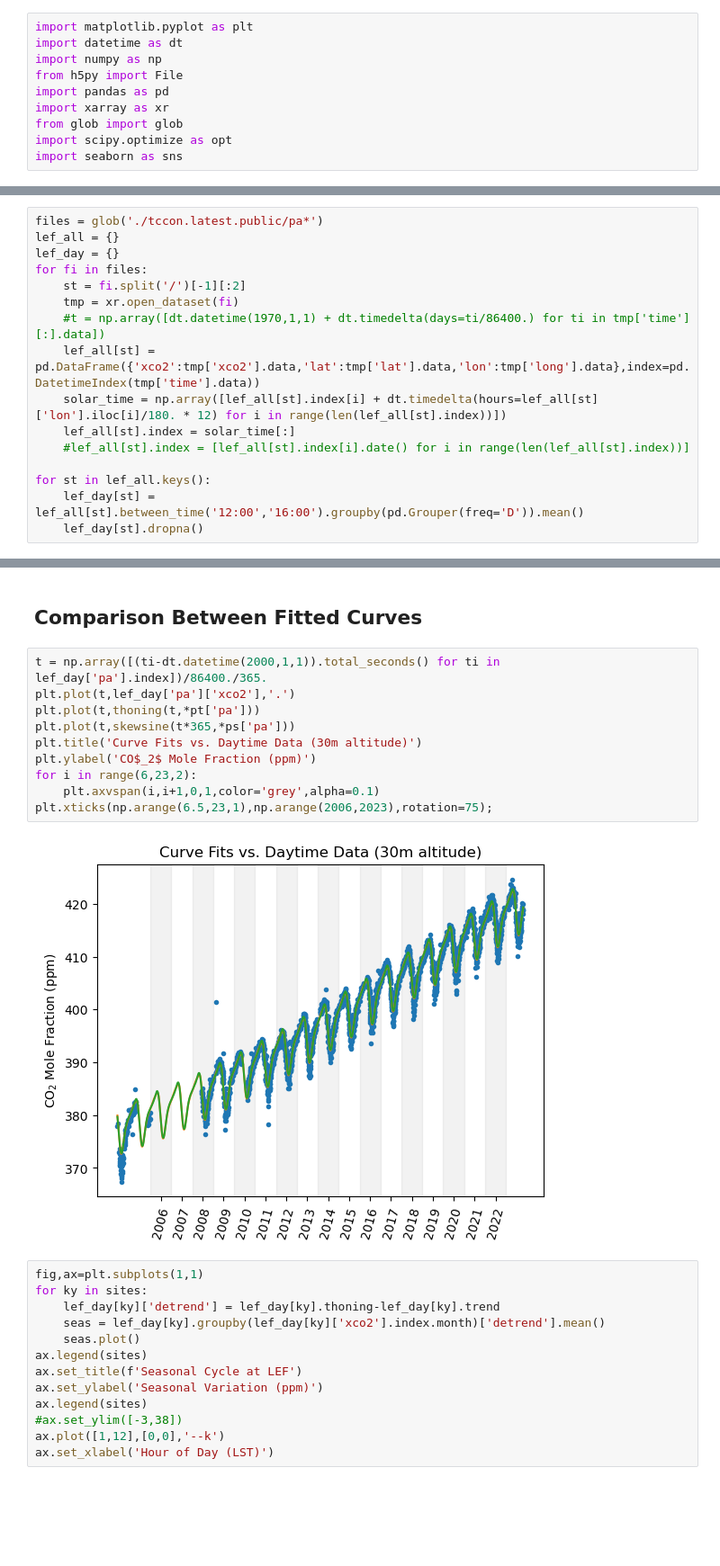
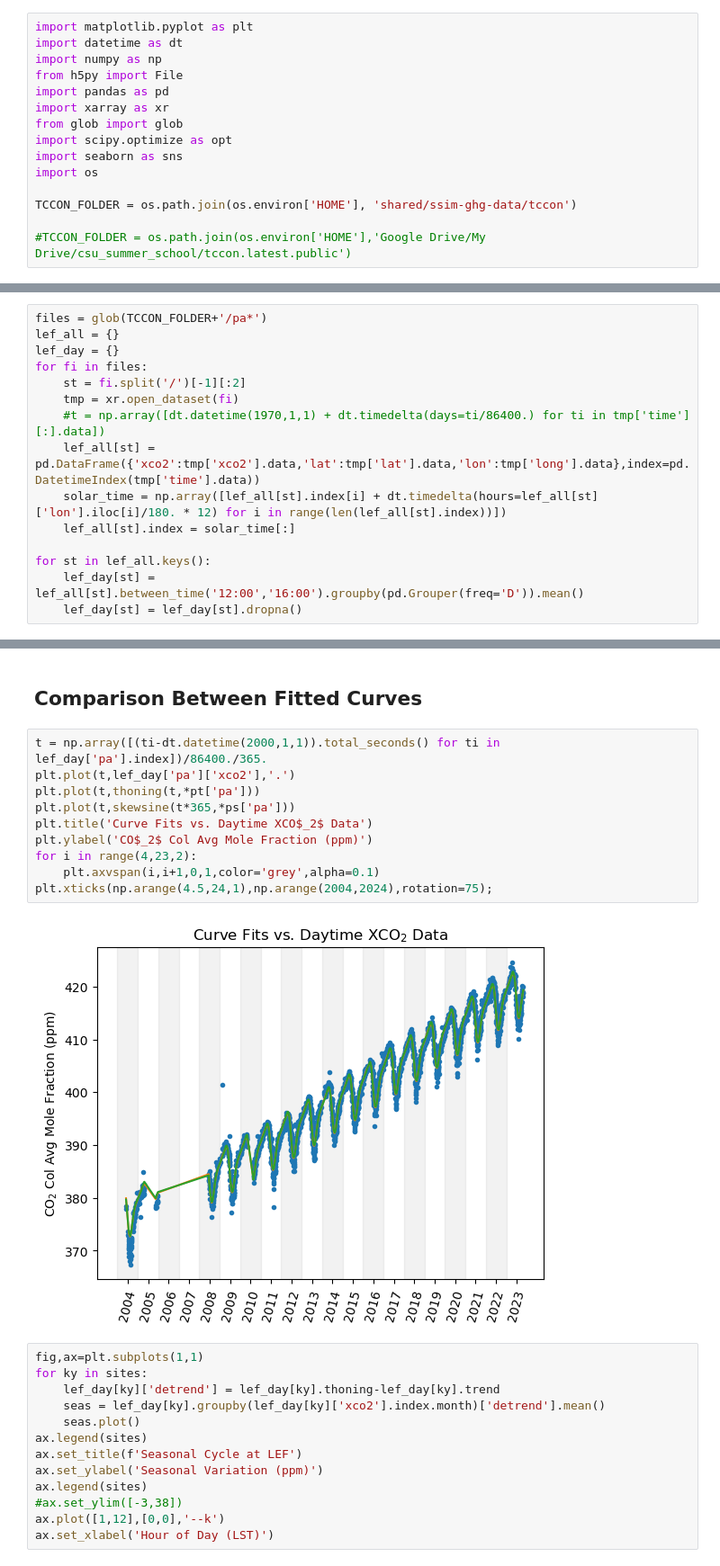
Before and after one commit to AgilentGCMS/ssim-ghg-2024, a Jupyter notebook: observations/lef_tccon.ipynb, the cells around one changed output, grey strips where cells are left out. Shown at 90% size. Saved outputs shown, nothing was run; the diff lists cells and outputs as text; blank space fills up the shorter version.

Commit message:
Minor updates
Updated to address comments - more info on EC data, TCCON title updates.

```diff
--- a/observations/lef_tccon.ipynb
+++ b/observations/lef_tccon.ipynb
@@ -8,11 +8,16 @@ import xarray as xr
 from glob import glob
 import scipy.optimize as opt
 import seaborn as sns
+import os
+
+TCCON_FOLDER = os.path.join(os.environ['HOME'], 'shared/ssim-ghg-data/tccon')
+
+#TCCON_FOLDER = os.path.join(os.environ['HOME'],'Google Drive/My Drive/csu_summer_school/tccon.latest.public')
 # %% [markdown]
 # Analysis of LEF TCCON data
 ## Read in LEF data at all levels and create afternoon averages for each day
 # %%
-files = glob('./tccon.latest.public/pa*')
+files = glob(TCCON_FOLDER+'/pa*')
 lef_all = {}
 lef_day = {}
 for fi in files:
@@ -22,11 +27,10 @@ for fi in files:
     lef_all[st] = pd.DataFrame({'xco2':tmp['xco2'].data,'lat':tmp['lat'].data,'lon':tmp['long'].data},index=pd.DatetimeIndex(tmp['time'].data))
     solar_time = np.array([lef_all[st].index[i] + dt.timedelta(hours=lef_all[st]['lon'].iloc[i]/180. * 12) for i in range(len(lef_all[st].index))])
     lef_all[st].index = solar_time[:]
-    #lef_all[st].index = [lef_all[st].index[i].date() for i in range(len(lef_all[st].index))]
 
 for st in lef_all.keys():
     lef_day[st] = lef_all[st].between_time('12:00','16:00').groupby(pd.Grouper(freq='D')).mean()
-    lef_day[st].dropna()
+    lef_day[st] = lef_day[st].dropna()
 # %% [markdown]
 ## Plot full and afternoon averaged time series to see impacts of filtering
 # %%
@@ -123,15 +126,15 @@ for st in sites:
 # %%
 t = np.array([(ti-dt.datetime(2000,1,1)).total_seconds() for ti in lef_day['pa'].index])/86400./365.
 plt.plot(t,lef_day['pa']['xco2'],'.')
 plt.plot(t,thoning(t,*pt['pa']))
 plt.plot(t,skewsine(t*365,*ps['pa']))
-plt.title('Curve Fits vs. Daytime Data (30m altitude)')
-plt.ylabel('CO$_2$ Mole Fraction (ppm)')
-for i in range(6,23,2):
+plt.title('Curve Fits vs. Daytime XCO$_2$ Data')
+plt.ylabel('CO$_2$ Col Avg Mole Fraction (ppm)')
+for i in range(4,23,2):
     plt.axvspan(i,i+1,0,1,color='grey',alpha=0.1)
-plt.xticks(np.arange(6.5,23,1),np.arange(2006,2023),rotation=75);
+plt.xticks(np.arange(4.5,24,1),np.arange(2004,2024),rotation=75);
 # %% [output]
-[figure, old version]
+[figure, new version]
 # %%
 fig,ax=plt.subplots(1,1)
 for ky in sites:
```
Also changed, not shown: parts of 4 cells of this notebook, 2 other files.
